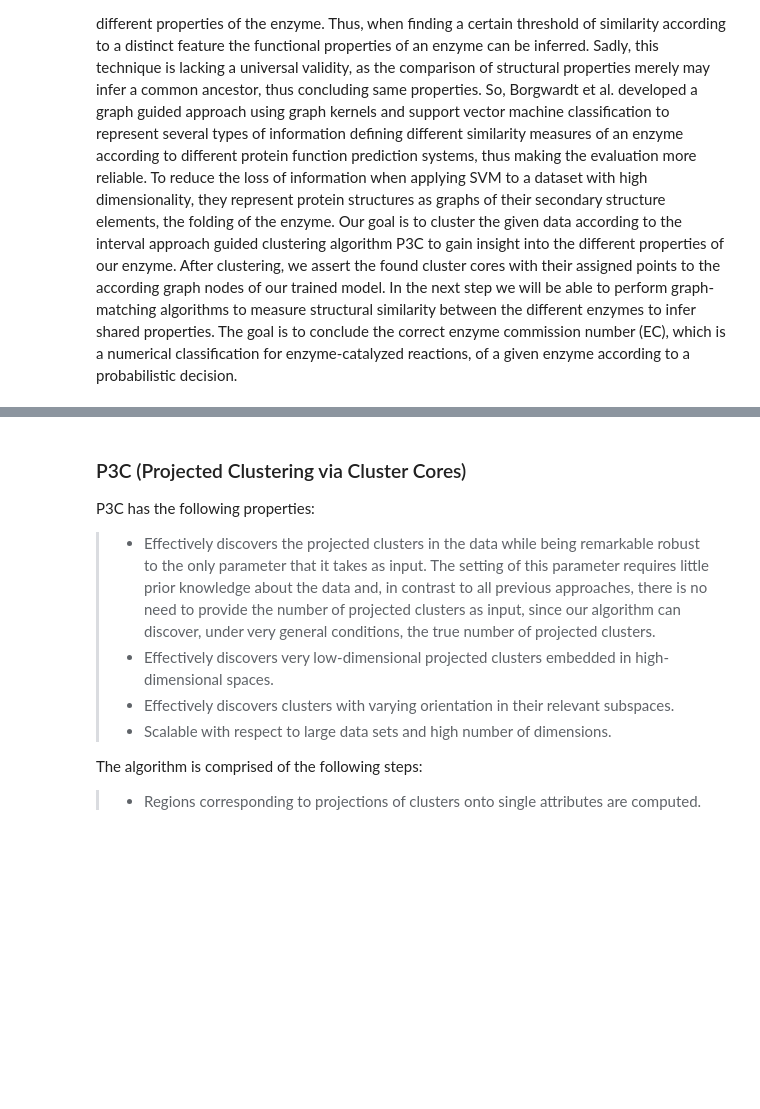
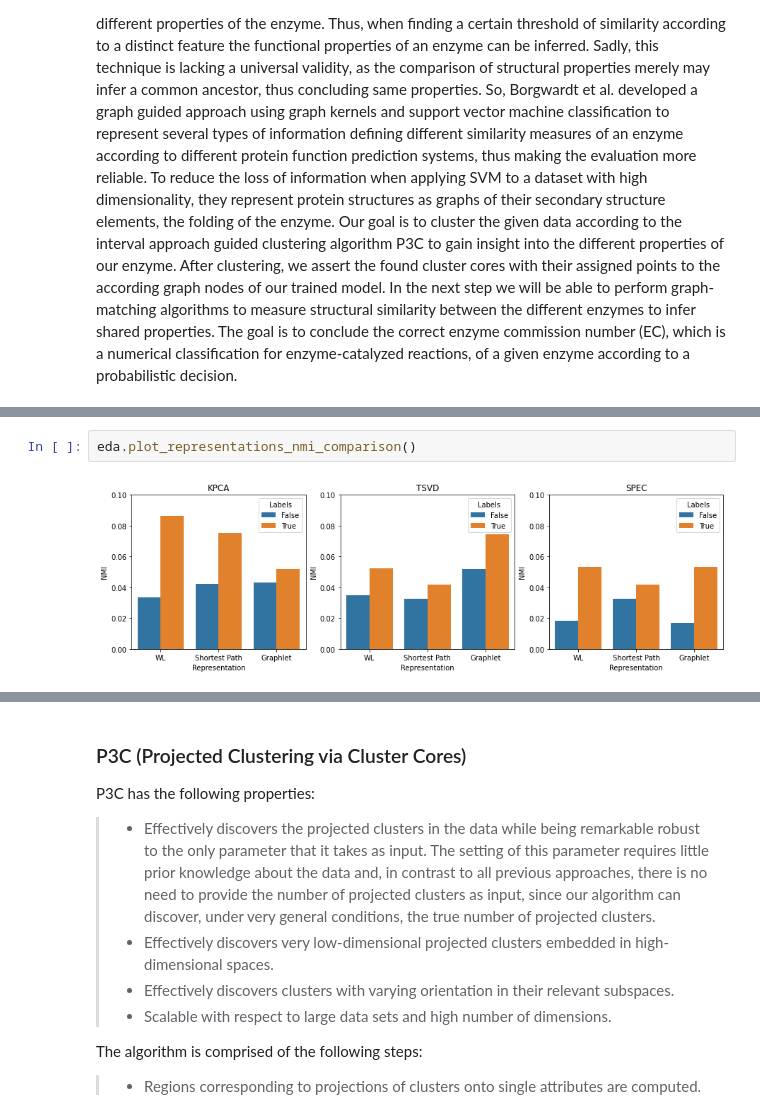
Before and after one commit to markkod/pc3-enzymes, a Jupyter notebook: Task 1.ipynb, the cells around one changed output, grey strips where cells are left out. Saved outputs shown, nothing was run; the diff lists cells and outputs as text; blank space fills up the shorter version.

```diff
--- a/Task 1.ipynb
+++ b/Task 1.ipynb
@@ -228,0 +257,4 @@ def visualize(G, color=None, figsize=(5,5)):
+# %%
+eda.plot_representations_nmi_comparison()
+# %% [output]
+[figure, added]
```
Also changed, not shown: parts of 39 cells of this notebook.
